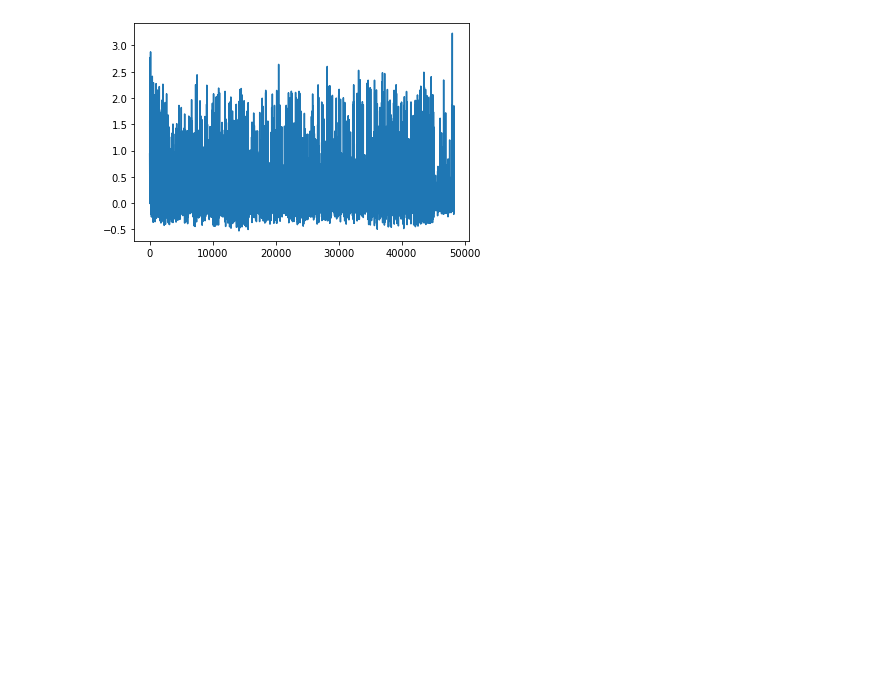
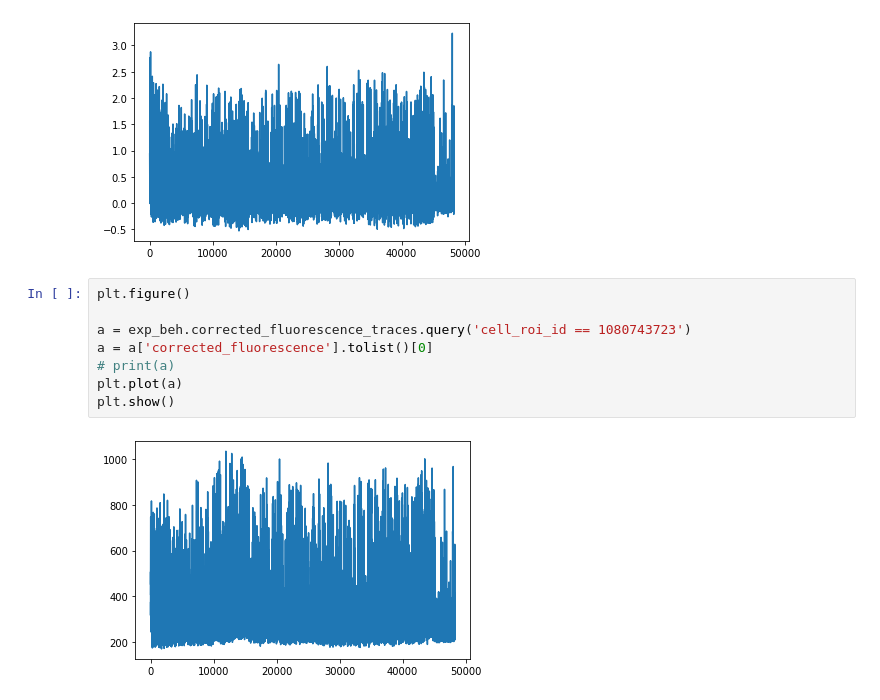
Before and after one commit to Blazkowiz47/NMA, a Jupyter notebook: Project/07_20_22_Allen_data_SW.ipynb, the cells around one changed output. Saved outputs shown, nothing was run; the diff lists cells and outputs as text; blank space fills up the shorter version.

```diff
--- a/Project/07_20_22_Allen_data_SW.ipynb
+++ b/Project/07_20_22_Allen_data_SW.ipynb
@@ -45,3 +63,13 @@ plt.plot(a)
 plt.show()
 # %% [output]
 [figure]
+# %%
+plt.figure()
+
+a = exp_beh.corrected_fluorescence_traces.query('cell_roi_id == 1080743723')
+a = a['corrected_fluorescence'].tolist()[0]
+# print(a)
+plt.plot(a)
+plt.show()
+# %% [output]
+[figure, added]
```
Also changed, not shown: parts of 2 cells of this notebook, 3 other files.
